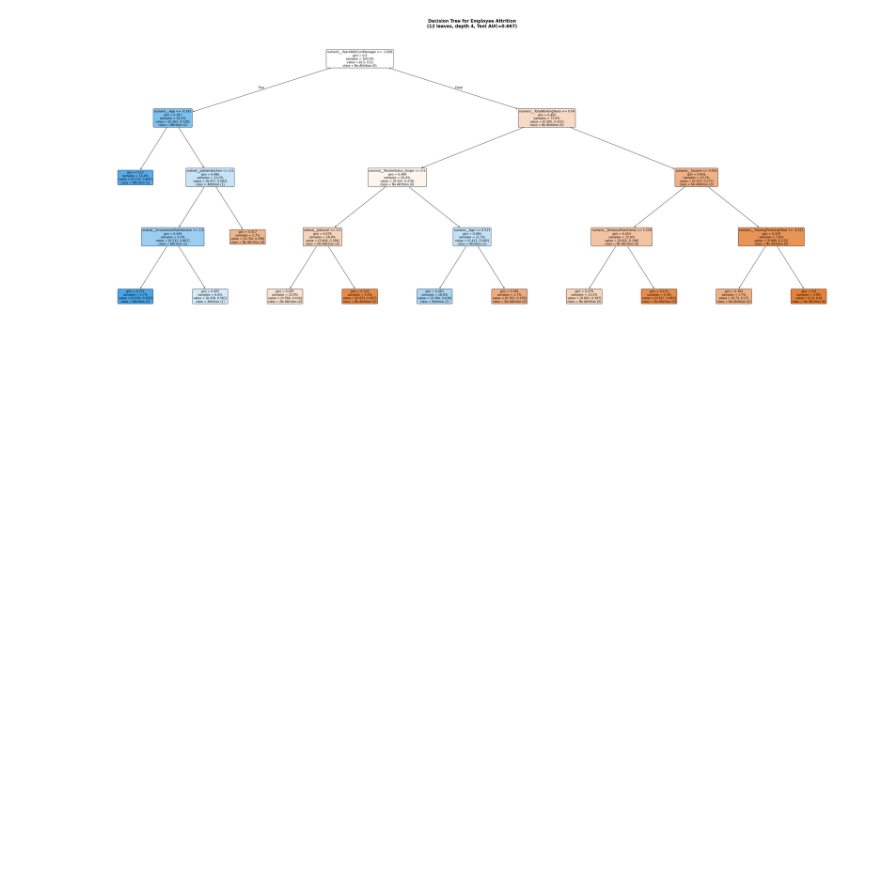
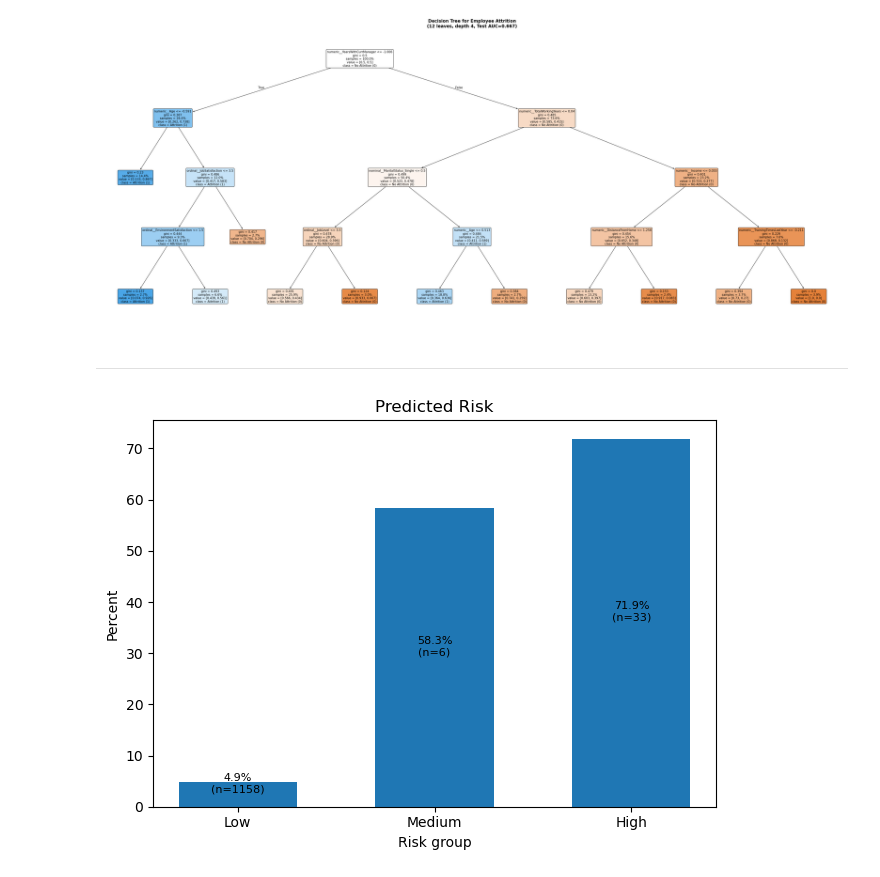
Before and after one commit to jtmcginley123/machinelearningii, a Jupyter notebook: Larry/tree.ipynb, the cells around one changed output. Drawn from its saved outputs; the diff is of its cells as text; code cells hidden in the pictures; blank space fills up the shorter version.

Commit message:
updated risk

```diff
--- a/Larry/tree.ipynb
+++ b/Larry/tree.ipynb
@@ -569,3 +569,62 @@ plt.title(f'Decision Tree for Employee Attrition\n'
 plt.show()
 # %% [output]
 [figure]
+# %% [markdown]
+---
+# %%
+results = pd.DataFrame({
+    "Attrition_actual": y_test.values,
+    "Attrition_prob":  probs_true_test1
+})
+
+def classify_risk(p):
+    if p < 0.2:
+        return "Low"
+    elif p < 0.4:
+        return "Medium"
+    else:
+        return "High"
+
+results["risk_group"] = results["Attrition_prob"].apply(classify_risk)
+band_summary = (
+    results
+    .groupby("risk_group")
+    .agg(
+        n_employees=("Attrition_actual", "size"),
+        avg_predicted_risk=("Attrition_prob", "mean"),
+        attrition_rate=("Attrition_actual", "mean")
+    )
+    .reset_index()
+)
+band_summary = band_summary.sort_values(by="avg_predicted_risk", ascending=True)
+
+# Plot graph for risk ranges:
+plot_df = band_summary.copy()
+plot_df["avg_predicted_risk_pct"] = plot_df["avg_predicted_risk"] * 100
+
+x = np.arange(len(plot_df))
+width = 0.6
+
+fig, ax = plt.subplots()
+
+# Avg predicted risk (%)
+bars = ax.bar(x, plot_df["avg_predicted_risk_pct"], width, label="Avg predicted risk (%)")
+
+ax.set_xticks(x)
+ax.set_xticklabels(plot_df["risk_group"])
+ax.set_ylabel("Percent")
+ax.set_xlabel("Risk group")
+ax.set_title("Predicted Risk")
+
+# labels
+for bar,(_,row) in zip(bars,plot_df.iterrows()):
+    h = bar.get_height()
+    ax.text(
+        bar.get_x() + bar.get_width()/2, h/2,
+        f"{h:.1f}%\n(n={int(row['n_employees'])})",
+        ha="center",va="bottom",fontsize=8)
+
+plt.tight_layout()
+plt.show()
+# %% [output]
+[figure, added]
```
